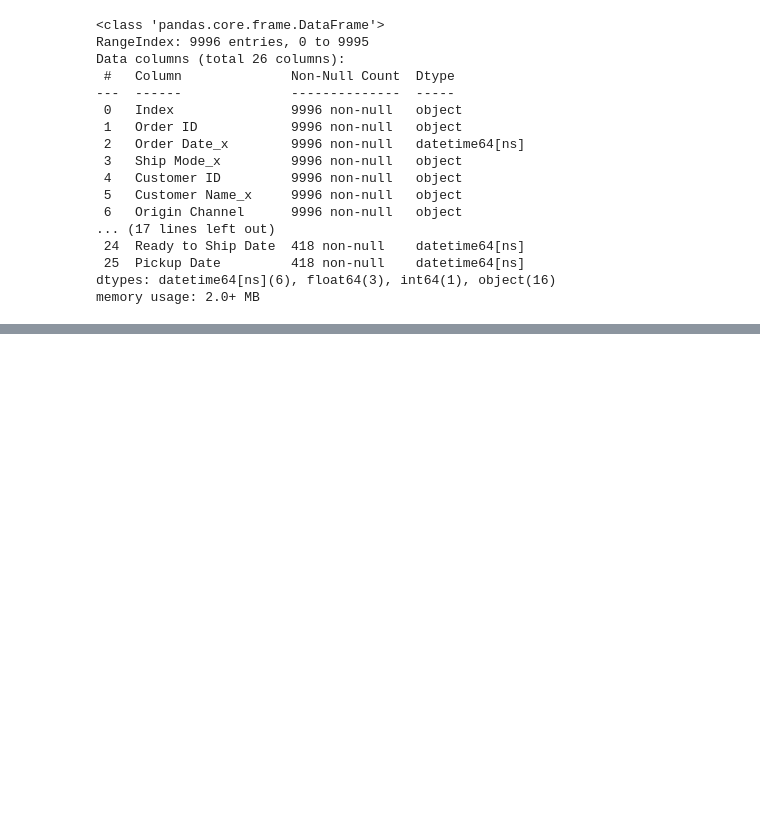
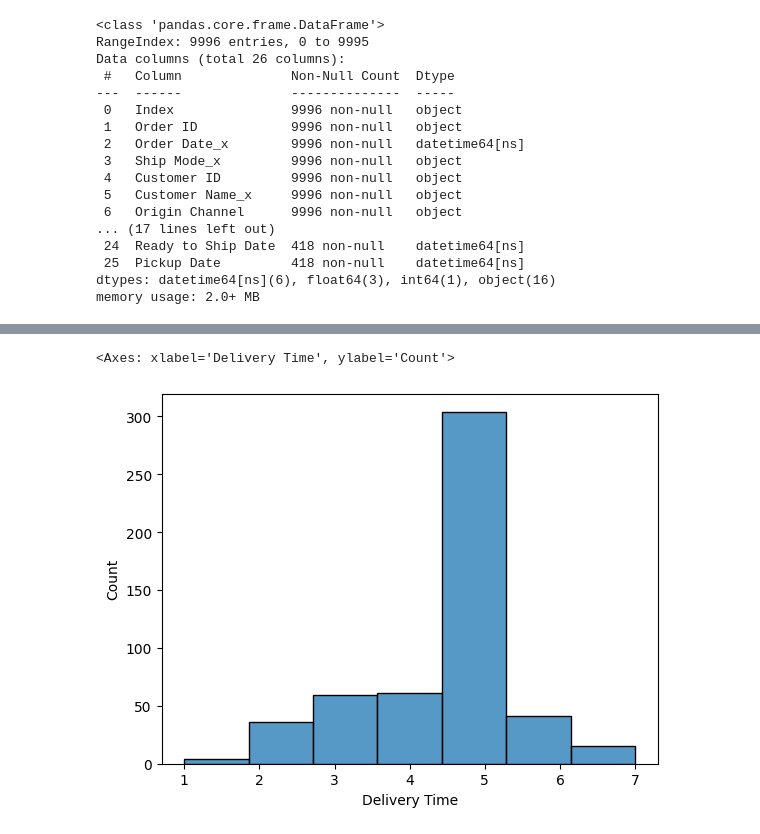
Before and after one commit to NourSaf/muesli-project, a Jupyter notebook: initial_data_inspection_and_cleaning.ipynb, the cells around one changed output, grey strips where cells are left out. Drawn from its saved outputs; the diff is of its cells as text; code cells hidden in the pictures; blank space fills up the shorter version.

```diff
--- a/initial_data_inspection_and_cleaning.ipynb
+++ b/initial_data_inspection_and_cleaning.ipynb
@@ -498,0 +600,3 @@ memory usage: 2.0+ MB
+# %%
+shipment_data_standard = shipment_data[shipment_data['Ship Mode_y']=='Standard Processing']
+shipment_data_express = shipment_data[shipment_data['Ship Mode_y']=='Express']
@@ -498,0 +660,5 @@ memory usage: 2.0+ MB
+# %%
+sns.histplot(x = 'Delivery Time', bins = 7, data=shipment_data_standard)
+# %% [output]
+<Axes: xlabel='Delivery Time', ylabel='Count'>
+[figure, added]
```
Also changed, not shown: parts of 45 cells of this notebook, 1 other file.
